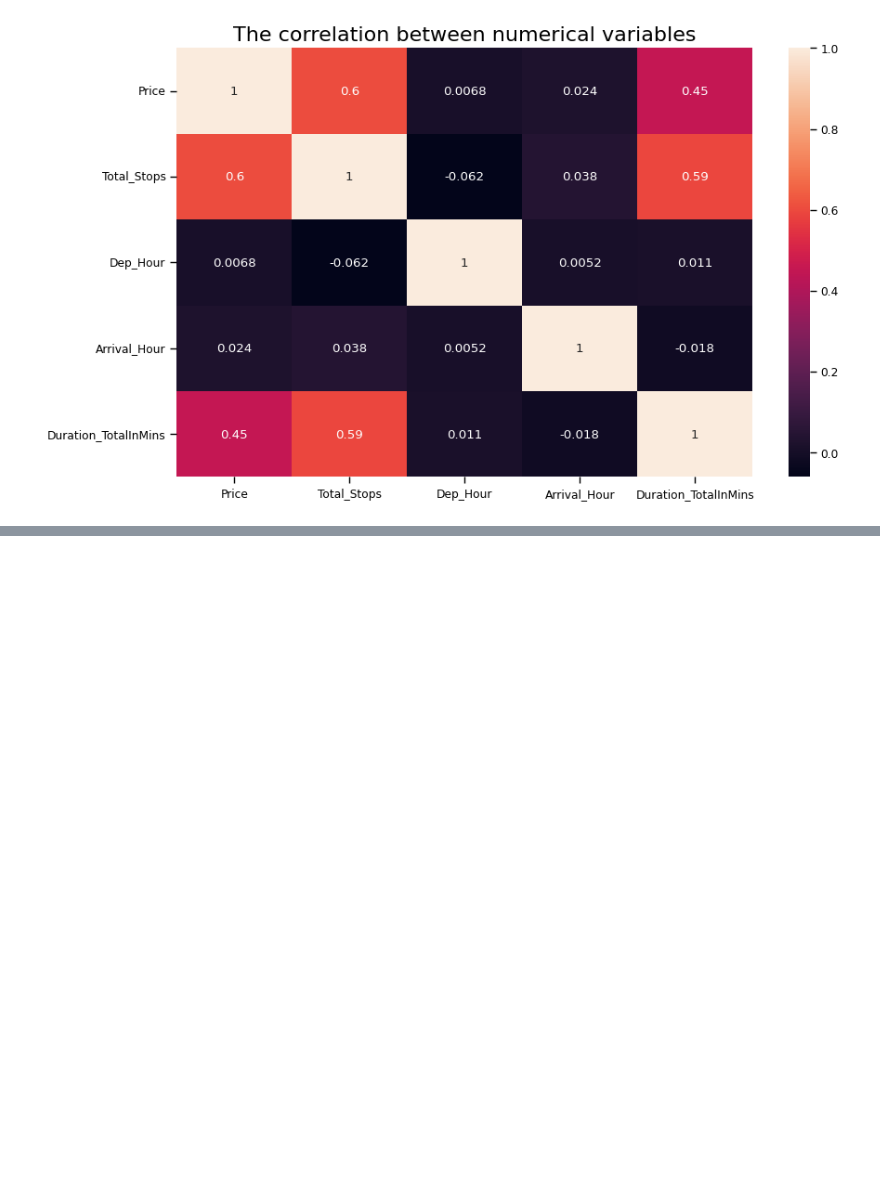
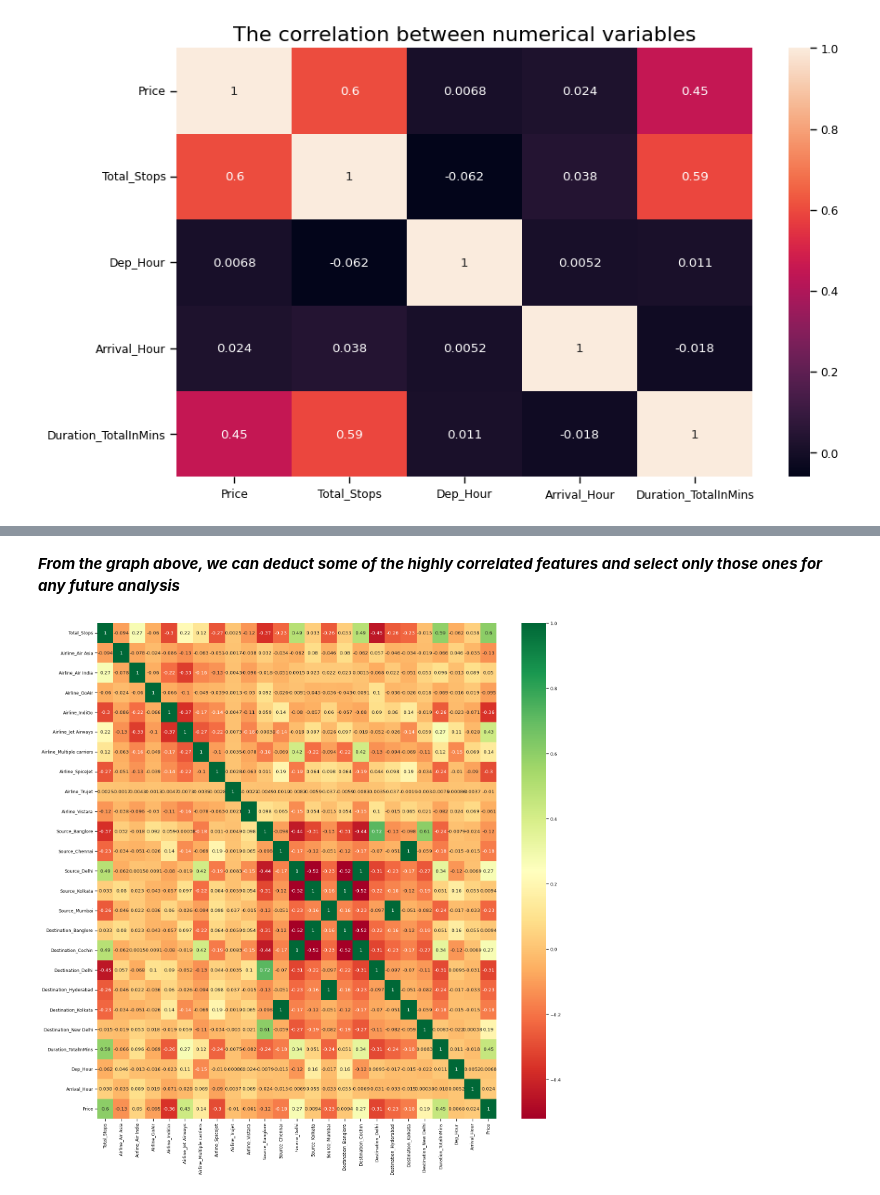
Before and after one commit to Nayanika0428/EDA_of_Airline_dataset, a Jupyter notebook: Airline_data.ipynb, the cells around one changed output, grey strips where cells are left out. Cells and saved outputs as stored; diff of their text form; code cells hidden in the pictures; blank space fills up the shorter version.

```diff
--- a/Airline_data.ipynb
+++ b/Airline_data.ipynb
@@ -315,0 +361,9 @@ plt.show()
+# %% [markdown]
+***From the graph above, we can deduct some of the highly correlated features and select only those ones for any future analysis***
+# %%
+plt.figure(figsize=(18,18))
+sns.heatmap(df_corr_2.corr(),annot=True,cmap='RdYlGn')
+
+plt.show()
+# %% [output]
+[figure, added]
```
Also changed, not shown: parts of 14 cells of this notebook.
